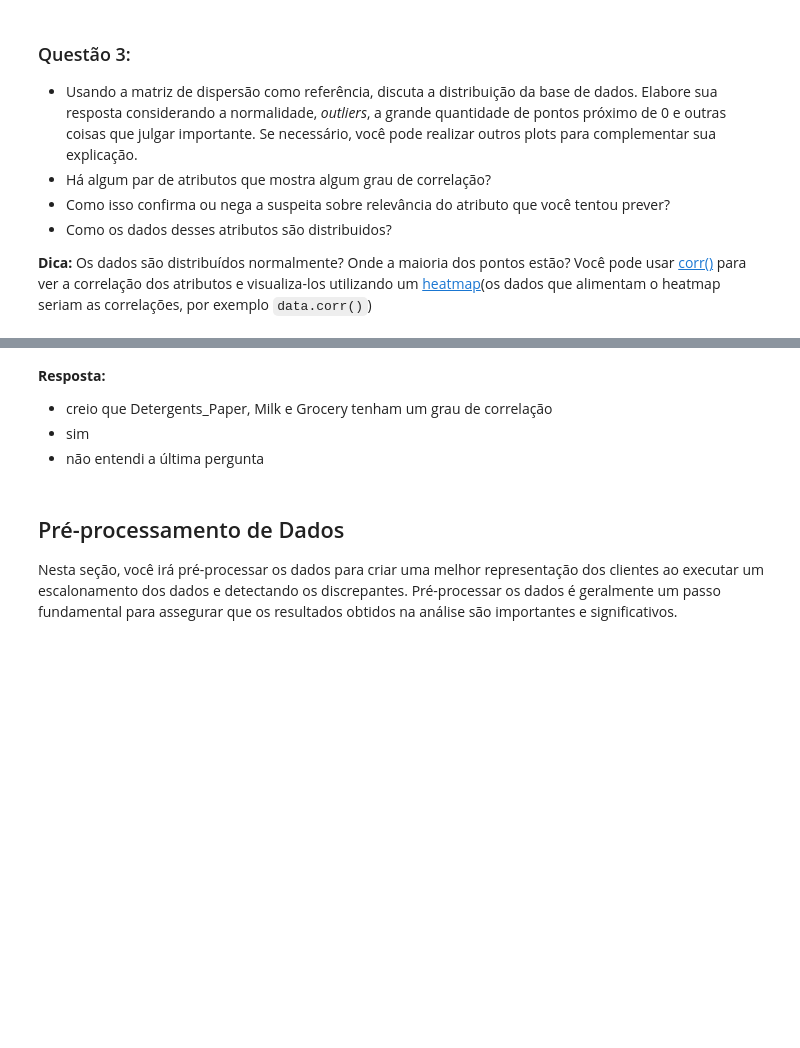
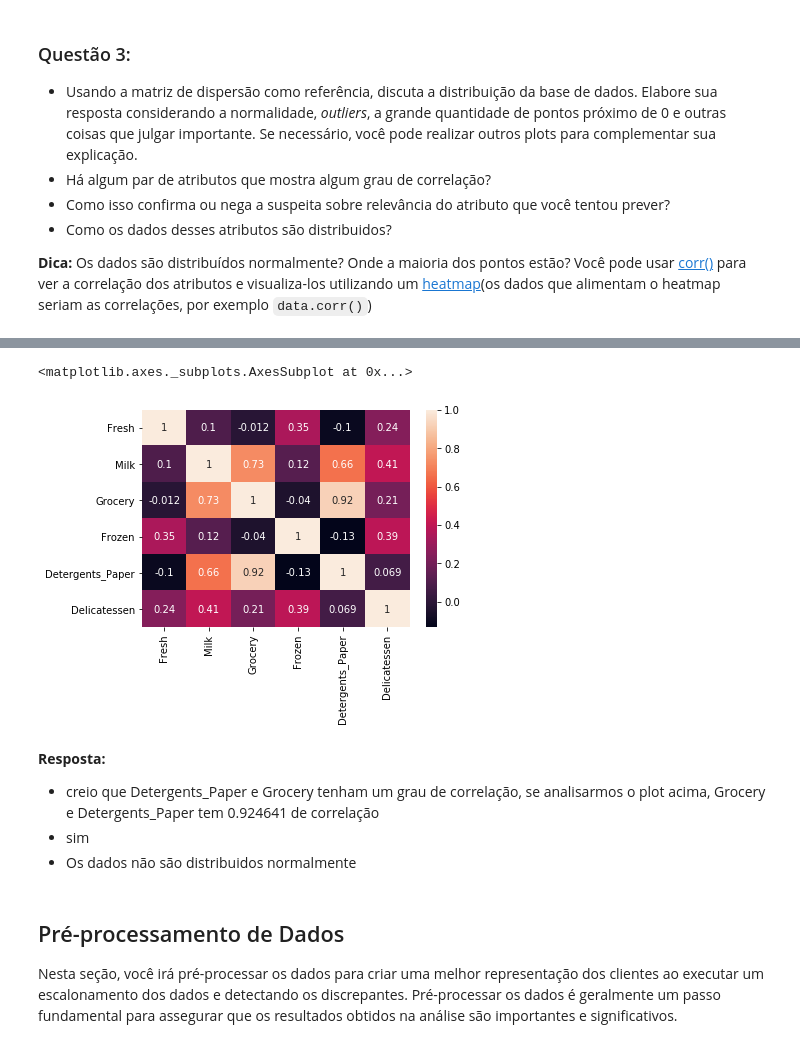
Before and after one commit to deenismp/customer_segments, a Jupyter notebook: customer_segments_PT.ipynb, the cells around one changed output, grey strips where cells are left out. Saved outputs shown, nothing was run; the diff lists cells and outputs as text; code cells hidden in the pictures; blank space fills up the shorter version.

```diff
--- a/customer_segments_PT.ipynb
+++ b/customer_segments_PT.ipynb
@@ -172,8 +182,13 @@ data.corr
+# %%
+sns.heatmap(data.corr(),annot= True)
+# %% [output]
+<matplotlib.axes._subplots.AxesSubplot at 0x...>
+[figure, added]
 # %% [markdown]
 **Resposta:**
-- creio que Detergents_Paper, Milk e Grocery tenham um grau de correlação
+- creio que Detergents_Paper e Grocery tenham um grau de correlação, se analisarmos o plot acima, Grocery e Detergents_Paper tem 0.924641 de correlação
 - sim
-- não entendi a última pergunta
+- Os dados não são distribuidos normalmente
 # %% [markdown]
 ## Pré-processamento de Dados
 Nesta seção, você irá pré-processar os dados para criar uma melhor representação dos clientes ao executar um escalonamento dos dados e detectando os discrepantes. Pré-processar os dados é geralmente um passo fundamental para assegurar que os resultados obtidos na análise são importantes e significativos.
```
Also changed, not shown: parts of 16 cells of this notebook.
